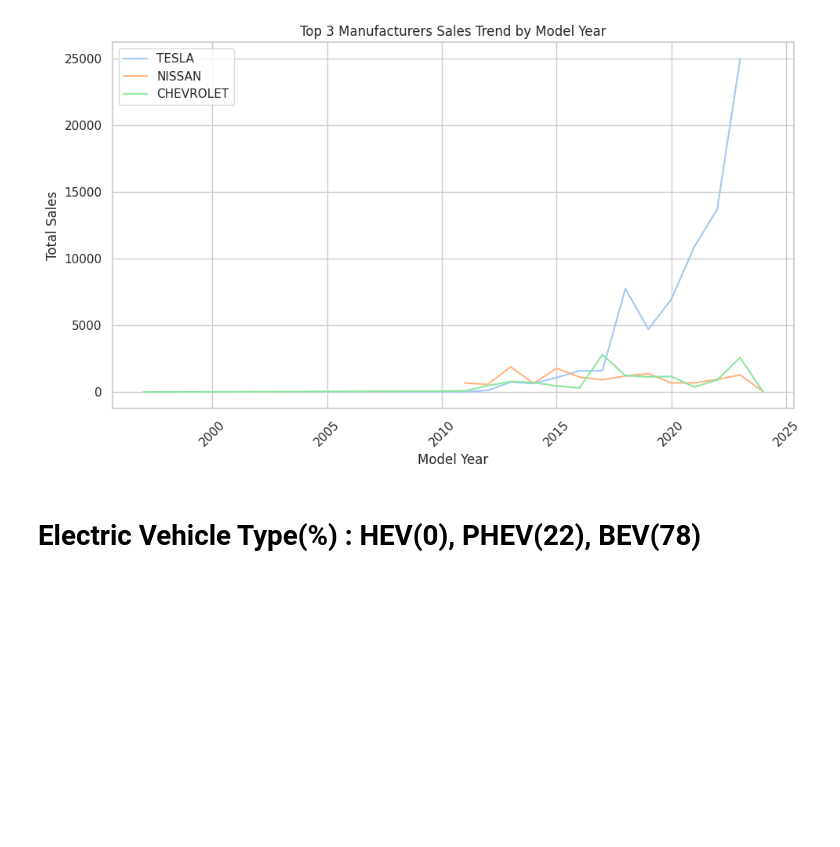
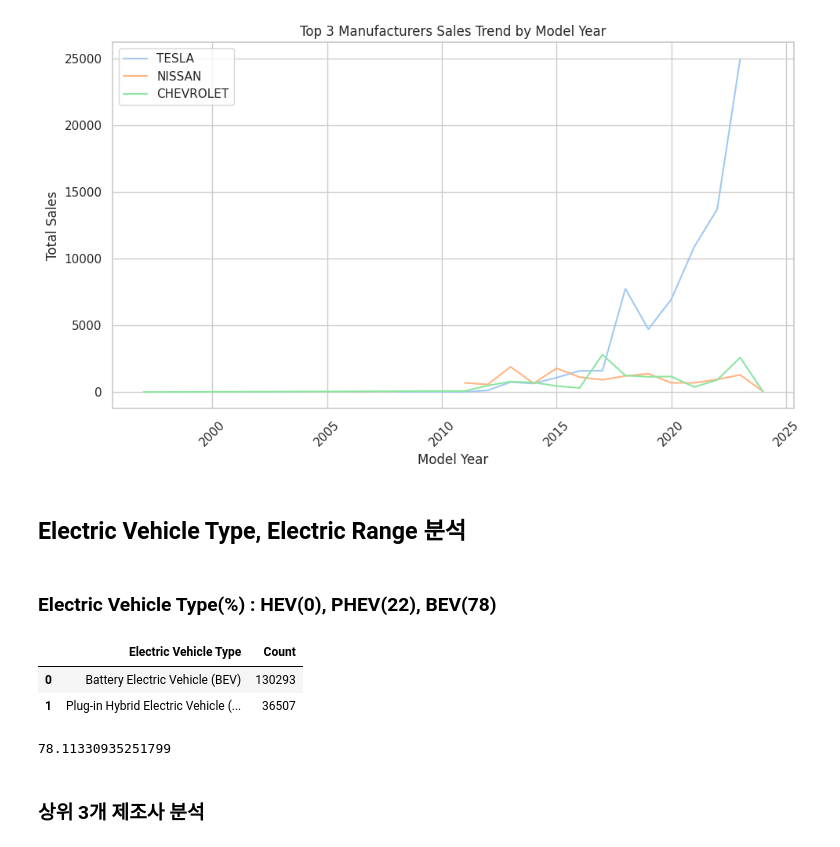
Before and after one commit to taegyunjjang/ml_study, a Jupyter notebook: Electric_Vehicle_Trend_Analysis.ipynb, the cells around one changed output. Drawn from its saved outputs; the diff is of its cells as text; code cells hidden in the pictures; blank space fills up the shorter version.

```diff
--- a/Electric_Vehicle_Trend_Analysis.ipynb
+++ b/Electric_Vehicle_Trend_Analysis.ipynb
@@ -145,15 +204,25 @@ plt.tight_layout()
 plt.show()
 # %% [output]
 [figure]
+# %% [markdown]
+## Electric Vehicle Type, Electric Range 분석
 # %% [markdown]
-# Electric Vehicle Type(%) : HEV(0), PHEV(22), BEV(78)
+### Electric Vehicle Type(%) : HEV(0), PHEV(22), BEV(78)
 # %%
-val4 = new_df['Electric Vehicle Type'].value_counts()
-type_df = pd.DataFrame({'Electric Vehicle Type':val4.index, 'Count':val4.values})
+# Type 빈도 확인
+type_val = new_df['Electric Vehicle Type'].value_counts()
+type_df = pd.DataFrame({'Electric Vehicle Type':type_val.index, 'Count':type_val.values})
 type_df
+# %% [output]
+|  | Electric Vehicle Type | Count |
+| 0 | Battery Electric Vehicle (BEV) | 130293 |
+| 1 | Plug-in Hybrid Electric Vehicle (... | 36507 |
 # %%
+# 비율 확인
 t = type_df['Count']
 bev_cnt = t[0]
 phev_cnt = t[1]
 bev_ratio = (bev_cnt / (bev_cnt + phev_cnt)) * 100
 print(bev_ratio)
+# %% [output]
+78.11330935251799
@@ -165 +229,3 @@ range_df
+# %% [markdown]
+### 상위 3개 제조사 분석
 # %%
```
Also changed, not shown: parts of 24 cells of this notebook.
